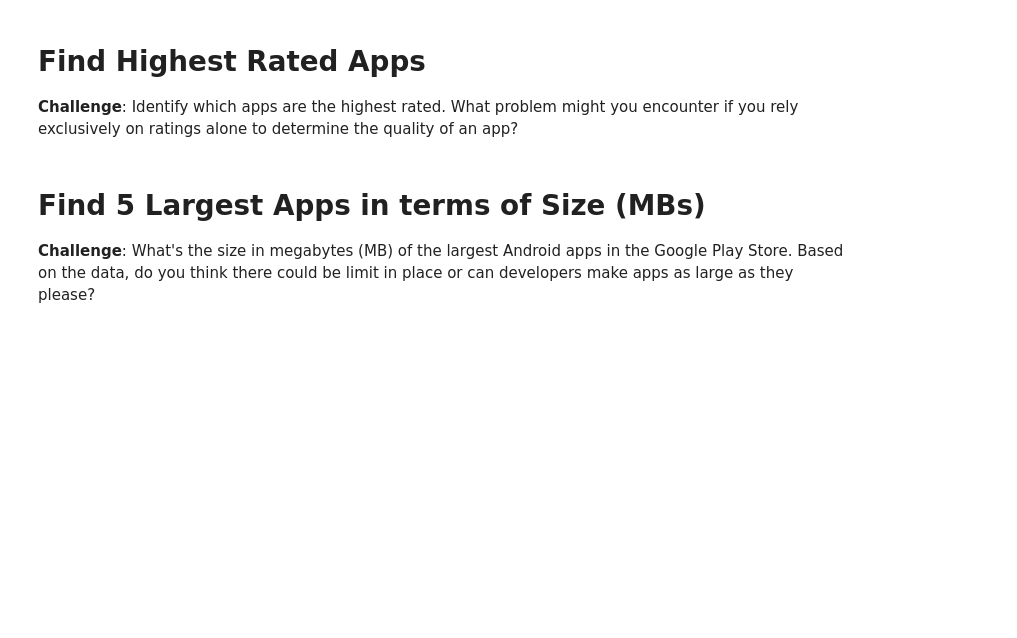
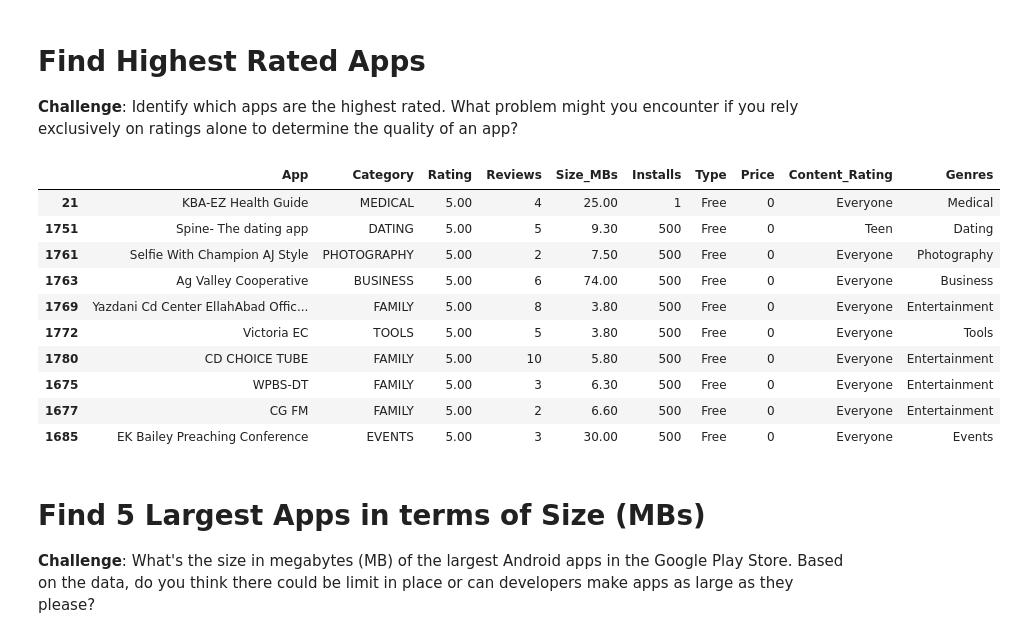
Before and after one commit to RafaelMoralesGallegos/100-days-of-Python, a Jupyter notebook: Day_76_Plotly/Google Play Store App Analytics.ipynb, the cells around one changed output. Saved outputs shown, nothing was run; the diff lists cells and outputs as text; code cells hidden in the pictures; blank space fills up the shorter version.

```diff
--- a/Day_76_Plotly/Google Play Store App Analytics.ipynb
+++ b/Day_76_Plotly/Google Play Store App Analytics.ipynb
@@ -109,6 +110,21 @@ print(df_apps_clean.shape)
 # Find Highest Rated Apps
 
 **Challenge**: Identify which apps are the highest rated. What problem might you encounter if you rely exclusively on ratings alone to determine the quality of an app?
+# %%
+highest_rated = df_apps_clean.sort_values(by='Rating', ascending=False)
+highest_rated.head(10)
+# %% [output]
+|  | App | Category | Rating | Reviews | Size_MBs | Installs | Type | Price | Content_Rating | Genres |
+| 21 | KBA-EZ Health Guide | MEDICAL | 5.00 | 4 | 25.00 | 1 | Free | 0 | Everyone | Medical |
+| 1751 | Spine- The dating app | DATING | 5.00 | 5 | 9.30 | 500 | Free | 0 | Teen | Dating |
+| 1761 | Selfie With Champion AJ Style | PHOTOGRAPHY | 5.00 | 2 | 7.50 | 500 | Free | 0 | Everyone | Photography |
+| 1763 | Ag Valley Cooperative | BUSINESS | 5.00 | 6 | 74.00 | 500 | Free | 0 | Everyone | Business |
+| 1769 | Yazdani Cd Center EllahAbad Offic... | FAMILY | 5.00 | 8 | 3.80 | 500 | Free | 0 | Everyone | Entertainment |
+| 1772 | Victoria EC | TOOLS | 5.00 | 5 | 3.80 | 500 | Free | 0 | Everyone | Tools |
+| 1780 | CD CHOICE TUBE | FAMILY | 5.00 | 10 | 5.80 | 500 | Free | 0 | Everyone | Entertainment |
+| 1675 | WPBS-DT | FAMILY | 5.00 | 3 | 6.30 | 500 | Free | 0 | Everyone | Entertainment |
+| 1677 | CG FM | FAMILY | 5.00 | 2 | 6.60 | 500 | Free | 0 | Everyone | Entertainment |
+| 1685 | EK Bailey Preaching Conference | EVENTS | 5.00 | 3 | 30.00 | 500 | Free | 0 | Everyone | Events |
 # %% [markdown]
 # Find 5 Largest Apps in terms of Size (MBs)
 
```
Also changed, not shown: parts of 9 cells of this notebook.
